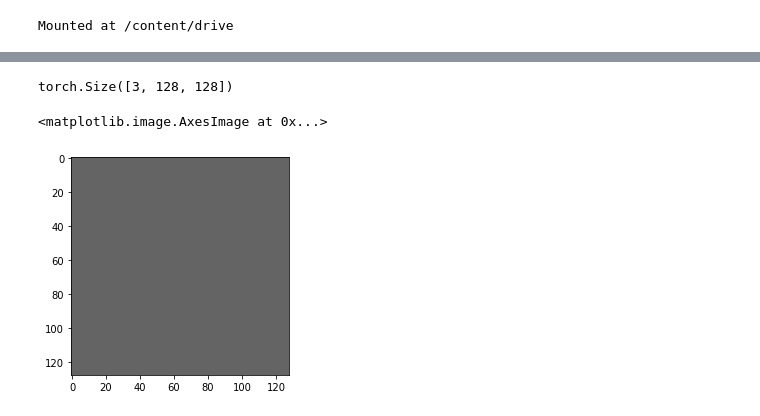
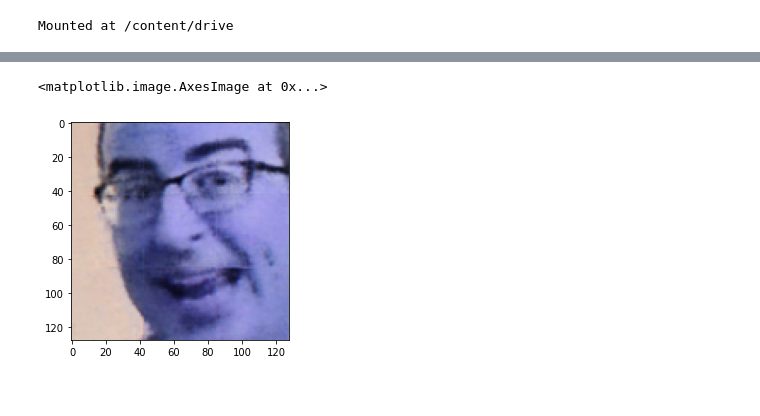
Before and after one commit to gandhiarjun/deepfake-generation, a Jupyter notebook: Auto_Encoders.ipynb, the cells around one changed output, grey strips where cells are left out. Saved outputs shown, nothing was run; the diff lists cells and outputs as text; code cells hidden in the pictures.

Commit message:
AE produces faces! removed empty ipynb

```diff
--- a/Auto_Encoders.ipynb
+++ b/Auto_Encoders.ipynb
@@ -251,9 +391,9 @@ drive.mount('/content/drive')
 Mounted at /content/drive
 # %%
 # hyperparameters
-epochs = 10
-learning_rate = 0.01
-batch_size = 100
+epochs = 1000
+learning_rate = 0.001
+batch_size = 202
 # %%
 #  use gpu if available
 device = torch.device("cuda" if torch.cuda.is_available() else "cpu")
@@ -261,16 +401,20 @@ device = torch.device("cuda" if torch.cuda.is_available() else "cpu")
 # create a model from `AE` autoencoder class
 # load it to the specified device, either gpu or cpu
 model = AE(input_shape=3).to(device)
+# encoder = Encoder((128,128,3))
+# decoder = Decoder((128,128,3))
+# encoder.cuda()
+# decoder.cuda()
 
 # create an optimizer object
 # Adam optimizer with learning rate 1e-3
 optimizer = optim.Adam(model.parameters(), lr=learning_rate)
 
 # mean-squared error loss
-criterion = nn.MSELoss()
+criterion = nn.L1Loss()
 # %%
 transform = torchvision.transforms.Compose([torchvision.transforms.ToTensor()])
-train_dataset = AEDataset('/content/drive/MyDrive/UMDCP/CMSC/CMSC472/JohnOliver1-cropped-face-crop')
+train_dataset = AEDataset('/content/drive/MyDrive/UMDCP/CMSC/CMSC472/JohnOliver1-cropped-real-face-crop')
 # train_dataset = MNIST(
 #     root="~/torch_datasets", train=True, transform=transform, download=True
 # )
@@ -308,7 +452,7 @@ torch.Size([1, 3, 128, 128])
 training_len = len(train_loader)
 for epoch in range(epochs):
     loss = 0
-    model.train()
+    # model.train()
     for idx, batch_features in enumerate(train_loader):
         # reshape mini-batch data to [N, 784] matrix
         # load it to the active device
@@ -319,10 +463,11 @@ for epoch in range(epochs):
 
         # compute reconstructions
         outputs = model(batch_features)
-
+        # encoded_imgs = encoder(batch_features)
+        # decoded_imgs = decoder(encoded_imgs)
         # compute training reconstruction loss
         # print(outputs.shape,batch_features.shape)
-        train_loss = criterion(outputs, batch_features)
+        train_loss = criterion(outputs.view(batch_features.shape), batch_features)
 
         # compute accumultrain_loaderated gradients
         train_loss.backward()
@@ -344,10 +488,8 @@ final loss = 0.24184481613337994
 # %%
-print(outputs[0].cpu().detach().shape)
-plt.imshow(((outputs[0].cpu().detach().view(128,128,3).numpy())*100).astype(np.uint8))
+plt.imshow(((outputs[9].cpu().detach().view(128,128,3).numpy()*255)).astype(np.uint8))
 # %% [output]
-torch.Size([3, 128, 128])
+<matplotlib.image.AxesImage at 0x...>
-<matplotlib.image.AxesImage at 0x...>
-[figure, old version]
+[figure, new version]
 # %%
 test_examples = None
 
```
Also changed, not shown: parts of 7 cells of this notebook, 2 other files.
